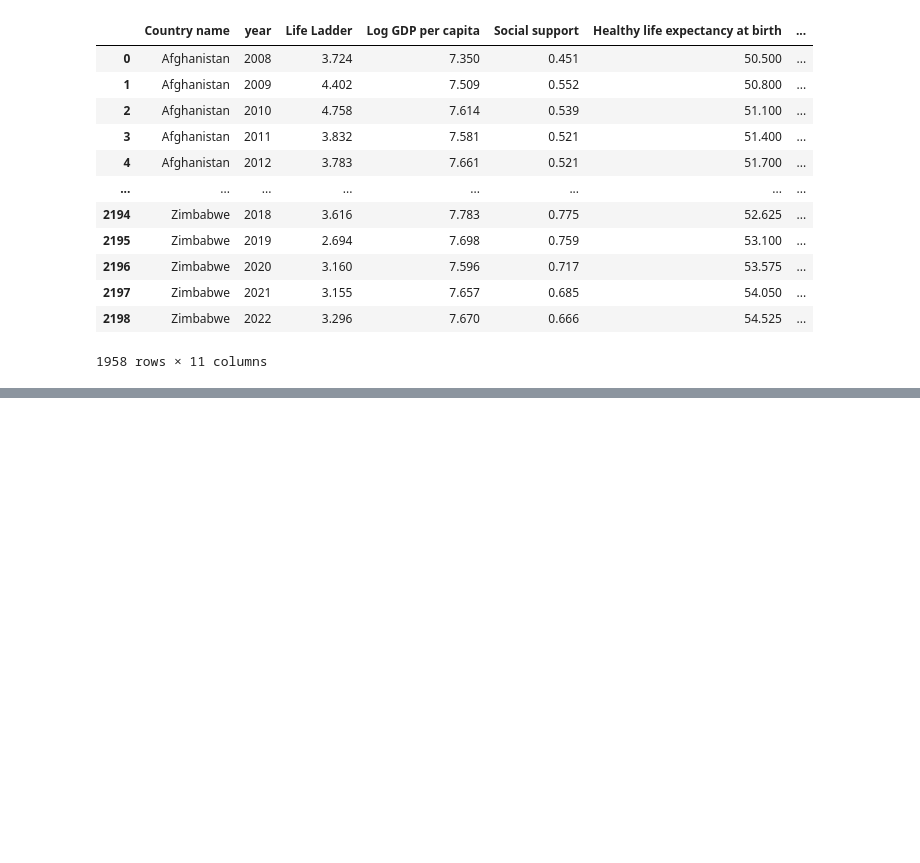
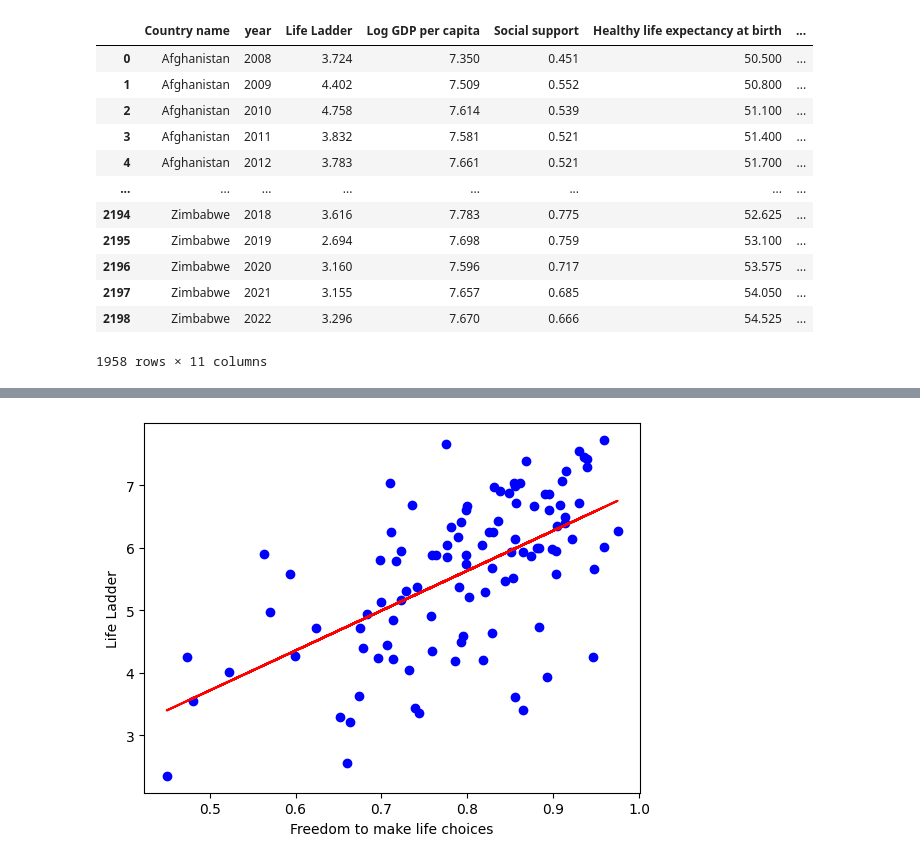
Before and after one commit to vincentheynderickx/pe-hackathon, a Jupyter notebook: note_courbes.ipynb, the cells around one changed output, grey strips where cells are left out. Drawn from its saved outputs; the diff is of its cells as text; code cells hidden in the pictures; blank space fills up the shorter version.

```diff
--- a/note_courbes.ipynb
+++ b/note_courbes.ipynb
@@ -98,0 +82,8 @@ df5
+# %%
+#corrélation entre la liberté de faire des choix et le niveau de vie dans le monde en 2022
+df6=df[df['year'] == 2022]
+df6.set_index('Country name',inplace = True)
+df7 = df6[['Freedom to make life choices','Life Ladder']]
+nuage_pt_tous_pays(df7)
+# %% [output]
+[figure, added]
```
Also changed, not shown: parts of 6 cells of this notebook, 1 other file.
